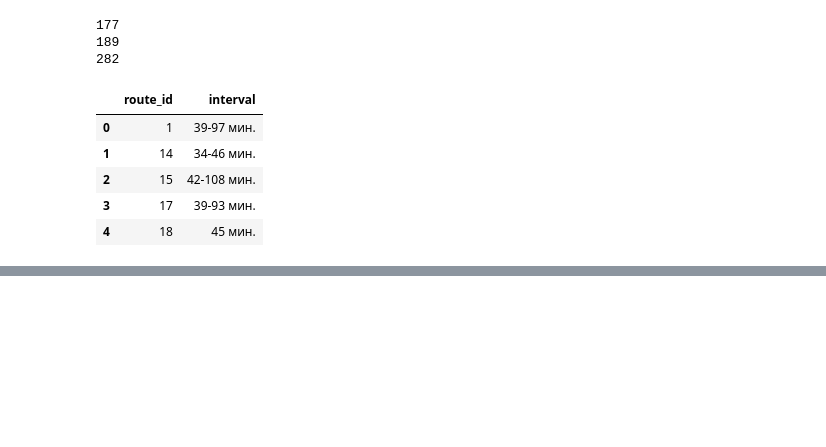
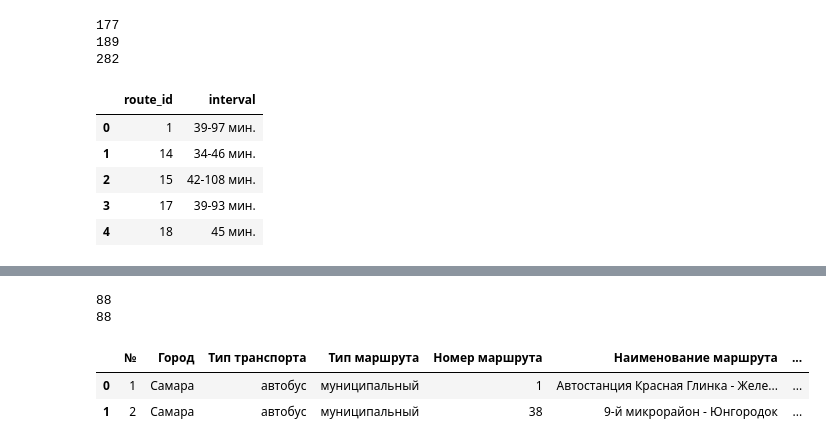
Before and after one commit to ochristm/samara, a Jupyter notebook: otchet/otchet_reestr.ipynb, the cells around one changed output, grey strips where cells are left out. Saved outputs shown, nothing was run; the diff lists cells and outputs as text; code cells hidden in the pictures; blank space fills up the shorter version.

Commit message:
merge into reestr

```diff
--- a/otchet/otchet_reestr.ipynb
+++ b/otchet/otchet_reestr.ipynb
@@ -416,0 +443,43 @@ df_intervs.head()
+# %%
+print(len(reestr))
+reestr_fin = reestr.merge(df_stop_seq, how='left', on=['route_id'])
+reestr_fin = reestr_fin.merge(grp_df_calend2, how='left', on=['route_id'])
+reestr_fin = reestr_fin.merge(df_intervs, how='left', on=['route_id'])
+reestr_fin['vehicl_amnt'] = None
+reestr_fin = reestr_fin.merge(df_tm_in_rt, how='left', on=['route_id'])
+reestr_fin['route_length'] = None
+reestr_fin['agency'] = 'ООО «СамараАвтоГаз»'
+reestr_fin['vehicl_type'] = None
+print(len(reestr_fin))
+# %% [output]
+88
+88
+# %%
+reestr_fin['route_id'] = None
+# %%
+dct_renm = {'index':'№',
+'city':'Город',
+'transp_type':'Тип транспорта',
+'rt_type':'Тип маршрута',
+'route_short_name':'Номер маршрута',
+'route_long_name':'Наименование маршрута',
+'route_id':'Тип подвижного состава на маршруте (основной, данные реестра)',
+'stop_seq_frwr':'Трасса следования по маршруту регулярных перевозок, прямое направление',
+'stop_seq_bck':'Трасса следования по маршруту регулярных перевозок, обратное направление',
+'work_time':'Режим работы маршрута',
+'interval':'Интервалы движения на маршруте',
+'vehicl_amnt':'Выпуск на маршруте (из открытых источников)',
+'time_str':'Время рейса в одном направлении',
+'time_min':'Время рейса в одном направлении, мин',
+'route_length':'Протяженность (км) маршрута регулярных перевозок',
+'agency':'Наименование предприятия, осуществляющего перевозки по маршруту регулярных перевозок',
+'vehicl_type':'Подвижной состав (из открытых источников)'
+}
+# %%
+reestr_fin = reestr_fin.rename(columns=dct_renm)
+# %%
+reestr_fin.head(2)
+# %% [output]
+|  | № | Город | Тип транспорта | Тип маршрута | Номер маршрута | Наименование маршрута | ... |
+| 0 | 1 | Самара | автобус | муниципальный | 1 | Автостанция Красная Глинка - Желе... | ... |
+| 1 | 2 | Самара | автобус | муниципальный | 38 | 9-й микрорайон - Юнгородок | ... |
```
Also changed, not shown: parts of 6 cells of this notebook.
